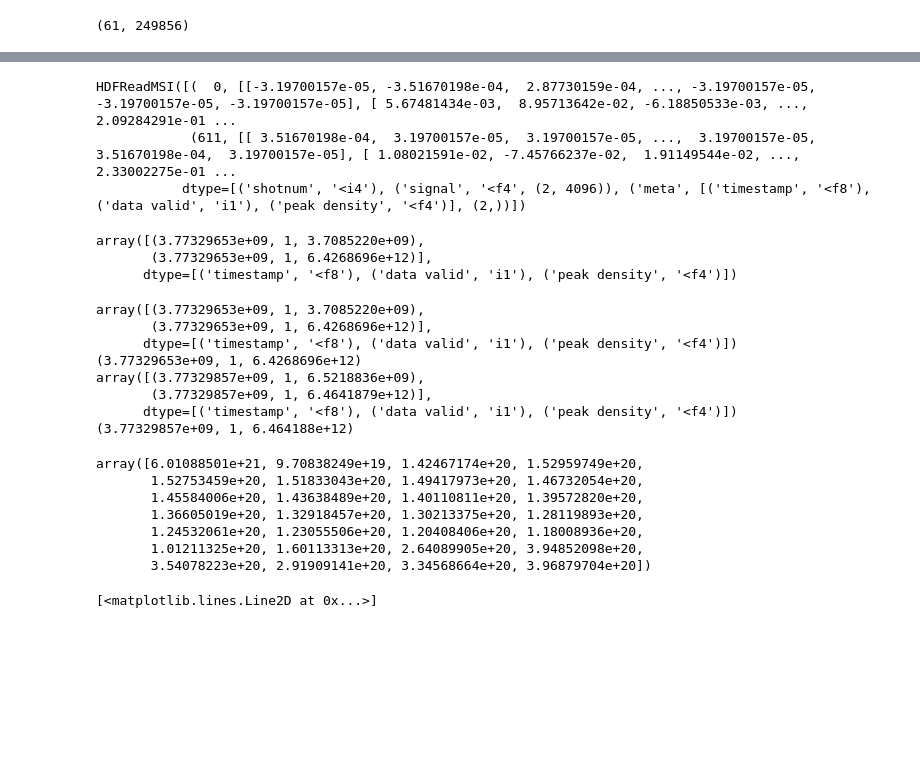
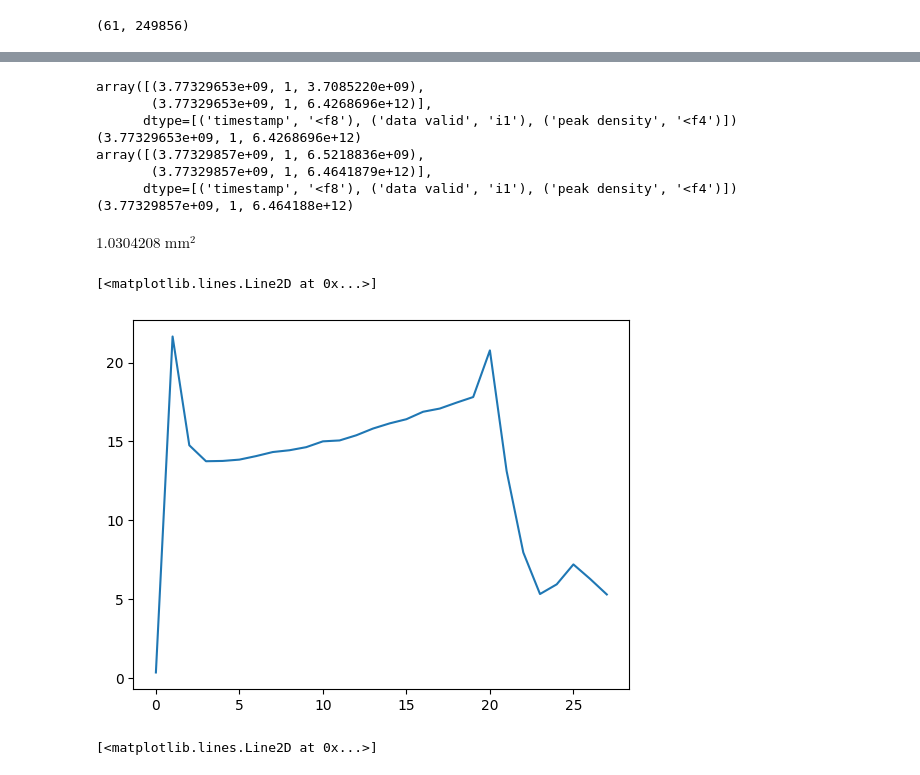
Before and after one commit to tlook19/BaPSF-Research, a Jupyter notebook: test.ipynb, the cells around one changed output, grey strips where cells are left out. Cells and saved outputs as stored; diff of their text form; code cells hidden in the pictures; blank space fills up the shorter version.

Commit message:
continue lsweep work and think about saving data

```diff
--- a/test.ipynb
+++ b/test.ipynb
@@ -131,18 +118,6 @@ $\mathrm{\frac{A\,cm}{J^{1/2}}}$
 # %%
 with lapd.File(f"{data_path}{file_dict['15']}") as f:
     msi_int = f.read_msi("Interferometer array")
-# %%
-msi_int
-# %% [output]
-HDFReadMSI([(  0, [[-3.19700157e-05, -3.51670198e-04,  2.87730159e-04, ..., -3.19700157e-05, -3.19700157e-05, -3.19700157e-05], [ 5.67481434e-03,  8.95713642e-02, -6.18850533e-03, ...,  2.09284291e-01 ...
-            (611, [[ 3.51670198e-04,  3.19700157e-05,  3.19700157e-05, ...,  3.19700157e-05,  3.51670198e-04,  3.19700157e-05], [ 1.08021591e-02, -7.45766237e-02,  1.91149544e-02, ...,  2.33002275e-01 ...
-           dtype=[('shotnum', '<i4'), ('signal', '<f4', (2, 4096)), ('meta', [('timestamp', '<f8'), ('data valid', 'i1'), ('peak density', '<f4')], (2,))])
-# %%
-msi_int[0][2]
-# %% [output]
-array([(3.77329653e+09, 1, 3.7085220e+09),
-       (3.77329653e+09, 1, 6.4268696e+12)],
-      dtype=[('timestamp', '<f8'), ('data valid', 'i1'), ('peak density', '<f4')])
 # %%
 print(msi_int[0][2].__repr__())
 print(msi_int[0][2][1])
@@ -168,15 +143,16 @@ t_int = np.round(((np.arange(4096)-409.6)*2.442e-5)*1e3,2)
 t_int_ramp_ind = np.arange(28)*41 + 410
 # %%
 fact = smint[t_int_ramp_ind]/nlid
-# %%
-fact
-# %% [output]
-array([6.01088501e+21, 9.70838249e+19, 1.42467174e+20, 1.52959749e+20,
-       1.52753459e+20, 1.51833043e+20, 1.49417973e+20, 1.46732054e+20,
-       1.45584006e+20, 1.43638489e+20, 1.40110811e+20, 1.39572820e+20,
-       1.36605019e+20, 1.32918457e+20, 1.30213375e+20, 1.28119893e+20,
-       1.24532061e+20, 1.23055506e+20, 1.20408406e+20, 1.18008936e+20,
-       1.01211325e+20, 1.60113313e+20, 2.64089905e+20, 3.94852098e+20,
-       3.54078223e+20, 2.91909141e+20, 3.34568664e+20, 3.96879704e+20])
+# %%
+a_probe_mm = ((1/fact)*u.m**2).to(u.mm**2)
+# %%
+np.std(a_probe_mm[5:18])
+# %% [output]
+$1.0304208 \; \mathrm{mm^{2}}$
+# %%
+plt.plot(ramp_times, a_probe_mm)
+# %% [output]
+[<matplotlib.lines.Line2D at 0x...>]
+[figure, added]
 # %%
 c = np.mean(fact[3:20])
```
Also changed, not shown: parts of 17 cells of this notebook, 6 other files.
